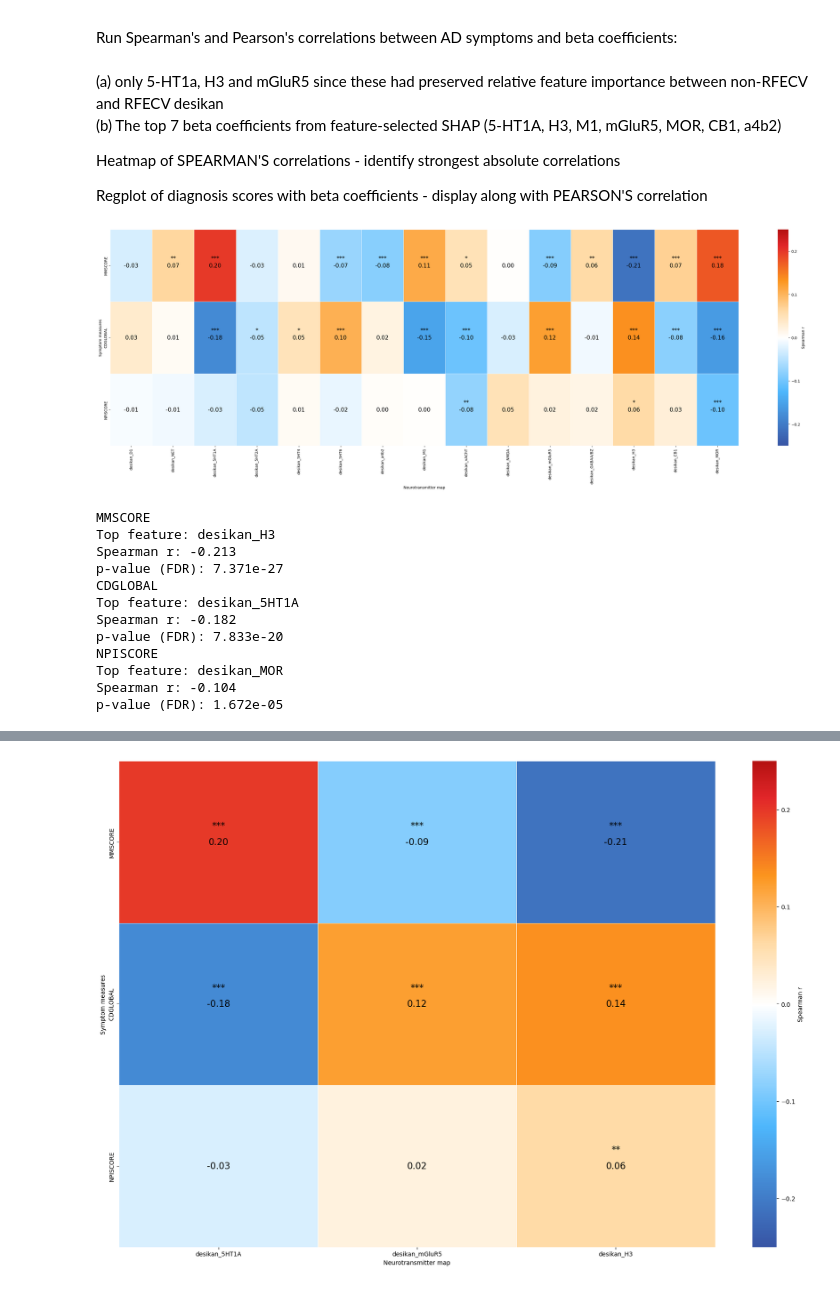
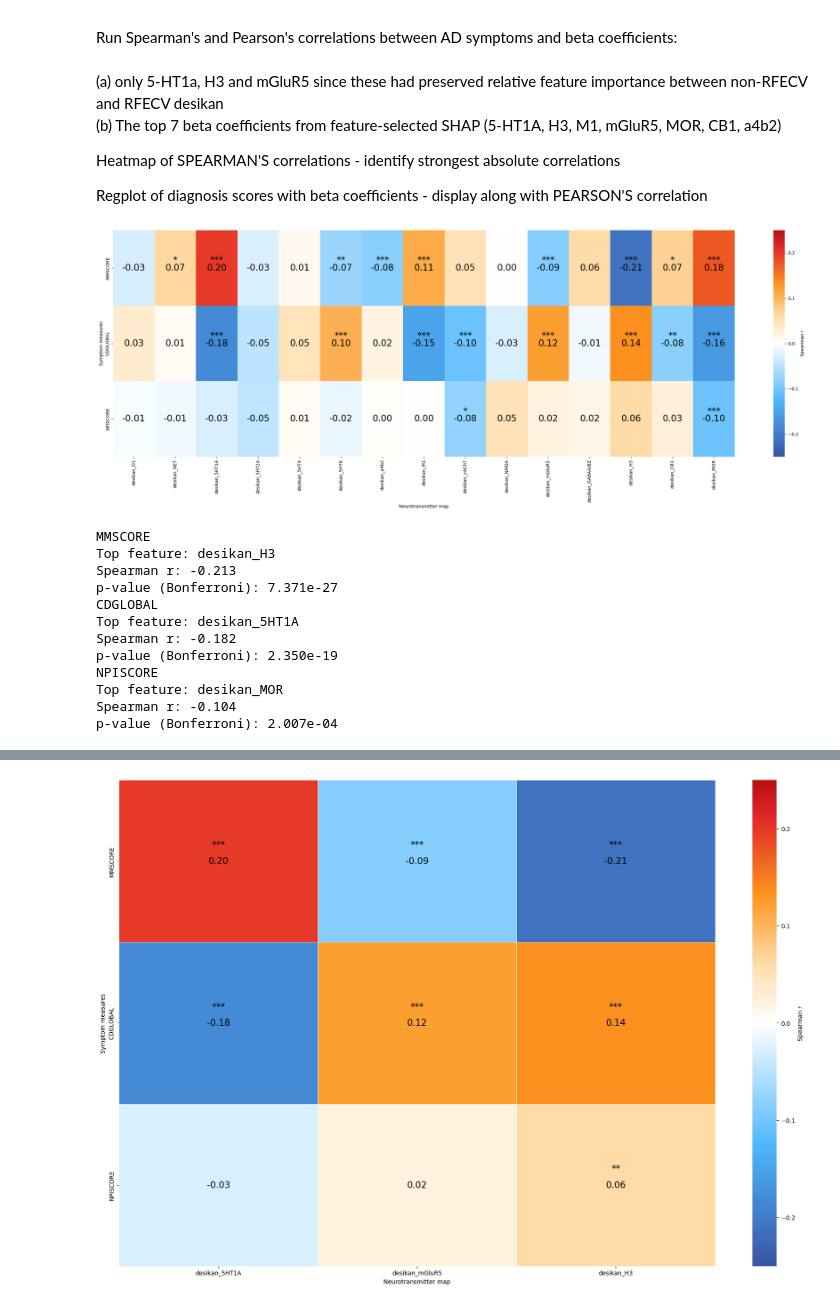
Before and after one commit to sankeithk/deconstructalz.github.io, a Jupyter notebook: scott_10k_analysis/Scott_10k_symptoms.ipynb, the cells around one changed output, grey strips where cells are left out. Saved outputs shown, nothing was run; the diff lists cells and outputs as text; code cells hidden in the pictures.

```diff
--- a/scott_10k_analysis/Scott_10k_symptoms.ipynb
+++ b/scott_10k_analysis/Scott_10k_symptoms.ipynb
@@ -82,7 +82,7 @@ p_flat = p_values.values.flatten()
 mask = ~np.isnan(p_flat)
 
 p_corr = np.full_like(p_flat, np.nan)
-p_corr[mask] = multitest.multipletests(p_flat[mask], method='fdr_bh')[1]
+p_corr[mask] = multitest.multipletests(p_flat[mask], method='bonf')[1]
 
 p_values = pd.DataFrame(
     p_corr.reshape(p_values.shape),
@@ -90,7 +90,7 @@ p_values = pd.DataFrame(
     columns=p_values.columns
 )
 
-plt.figure(figsize=(30, 10))
+plt.figure(figsize=(25, 9))
 
 ax = sns.heatmap(
     r_values,
@@ -101,10 +101,8 @@ ax = sns.heatmap(
     vmin=-0.25,
     vmax=0.25,
     cbar_kws={'label': "Spearman r"},
-    annot_kws={'color': 'black', 'fontsize': 15, 'va': 'center'},
-    linewidths=0.5,
-    linecolor='white'
-)
+    annot_kws={'color': 'black', 'fontsize': 20, 'va': 'center'})
+# linecolor='white'
 
 n_rows, n_cols = r_values.shape
 
@@ -123,7 +121,7 @@ for y in range(n_rows):
                     stars,
                     ha='center',
                     va='center',
-                    fontsize=15,
+                    fontsize=20,
                     color='black'
                 )
 
@@ -135,48 +133,48 @@ plt.savefig(f"{outdir}/feature_select_spearman_heatmap_overlay_stars.png", dpi=3
 
 plt.show()
 
-alpha = 0.05  # significance threshold (after FDR correction)
+alpha = 0.05  # significance threshold (after Bonferroni correction)
 
 for symp in r_values.index:
     r_row = r_values.loc[symp]
     p_row = p_values.loc[symp]
 
     summary_df = pd.DataFrame({
         'rho': r_row,
         'abs_rho': r_row.abs(),
         'pval': p_row
     })
 
     # keep only significant results
     summary_df = summary_df[summary_df['pval'] <= alpha]
 
     if summary_df.empty:
         print(f"{symp}: no significant associations after correction")
         continue
 
     # sort by absolute rho
     summary_df = summary_df.sort_values(by='abs_rho', ascending=False)
 
     top = summary_df.iloc[0]
 
     print(symp)
     print(f"Top feature: {top.name}")
     print(f"Spearman r: {top['rho']:.3f}")
-    print(f"p-value (FDR): {top['pval']:.3e}")
+    print(f"p-value (Bonferroni): {top['pval']:.3e}")
 # %% [output]
-[figure, old version]
+[figure, new version]
 MMSCORE
 Top feature: desikan_H3
 Spearman r: -0.213
-p-value (FDR): 7.371e-27
+p-value (Bonferroni): 7.371e-27
 CDGLOBAL
 Top feature: desikan_5HT1A
 Spearman r: -0.182
-p-value (FDR): 7.833e-20
+p-value (Bonferroni): 2.350e-19
 NPISCORE
 Top feature: desikan_MOR
 Spearman r: -0.104
-p-value (FDR): 1.672e-05
+p-value (Bonferroni): 2.007e-04
 # %%
 import pandas as pd
 import numpy as np
```
Also changed, not shown: parts of 2 cells of this notebook, 16 other files.
